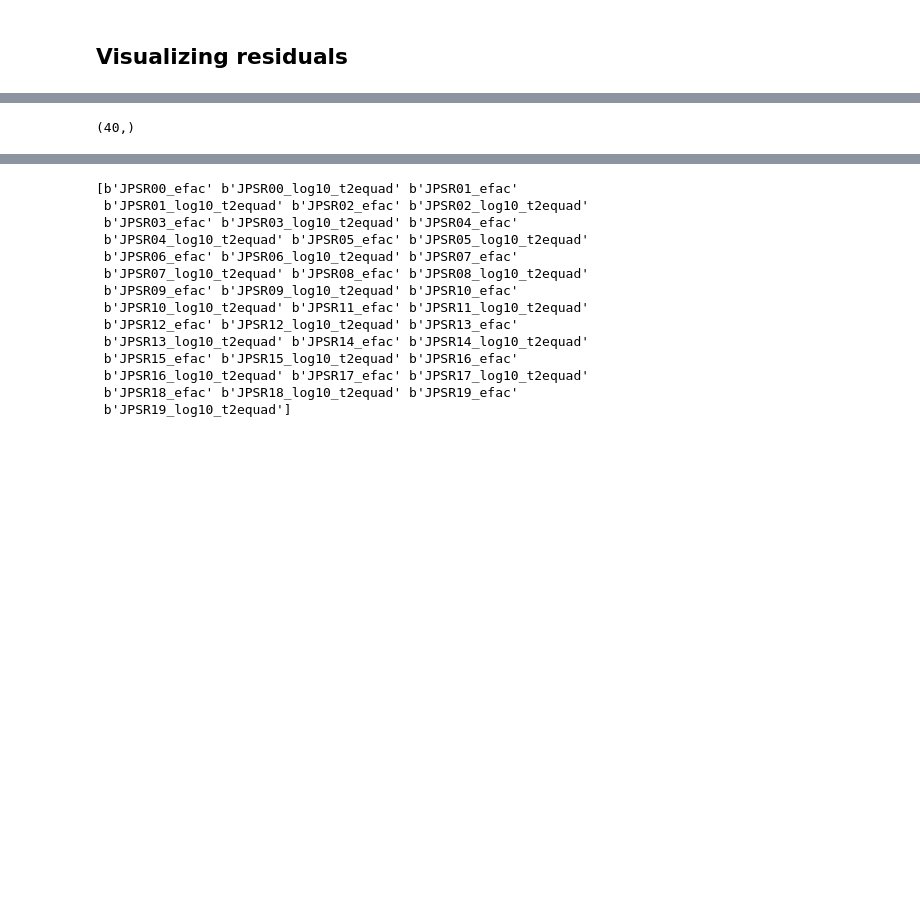
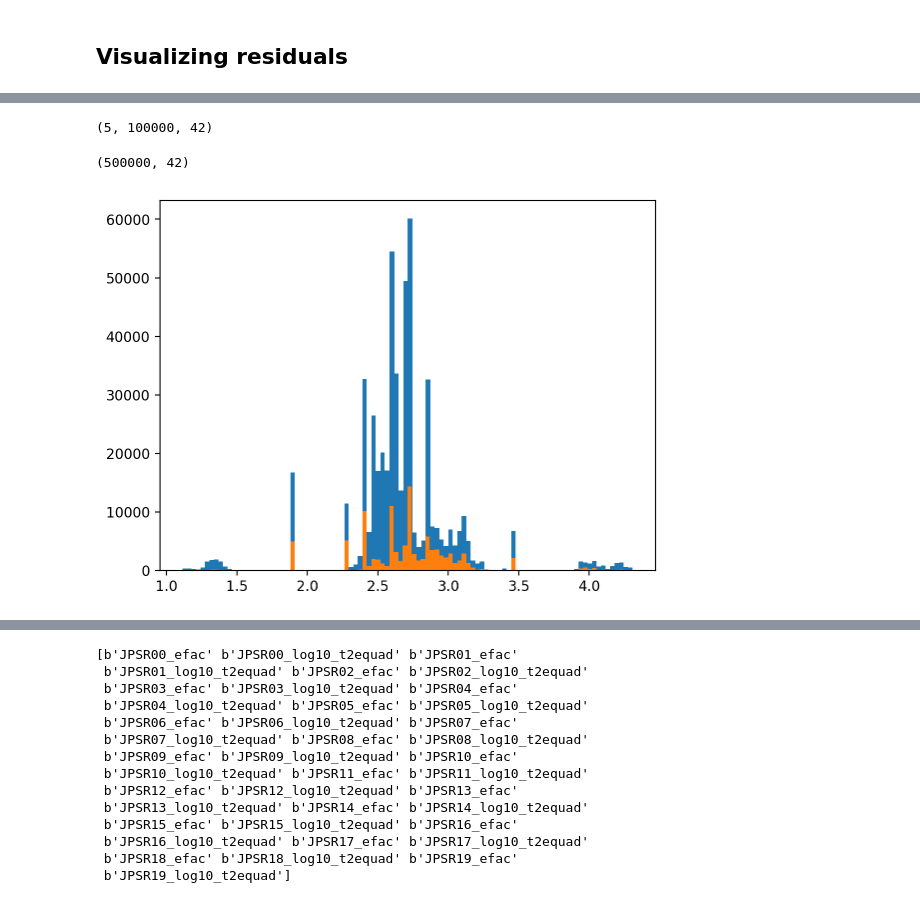
Before and after one commit to Richard-Mitchell1/test_quick_burst, a Jupyter notebook: quick_burst/docs/plot_results_Quickburst.ipynb, the cells around one changed output, grey strips where cells are left out. Cells and saved outputs as stored; diff of their text form; code cells hidden in the pictures; blank space fills up the shorter version.

```diff
--- a/quick_burst/docs/plot_results_Quickburst.ipynb
+++ b/quick_burst/docs/plot_results_Quickburst.ipynb
@@ -148,9 +145,19 @@ samples = samples_array
 # %%
-np.shape(param_names)
+np.shape(samples_array)
 # %% [output]
-(40,)
+(5, 100000, 42)
+# %%
+print(combined.shape)
+# %% [output]
+(500000, 42)
 # %%
-efacs = samples_array[0,:,15]
+combined = samples.reshape(500000,42)
+efacs = combined[:,8]
+efacs2 =samples[3,:,8]
+n, b, t = plt.hist(efacs,bins=100)
+n, b, t = plt.hist(efacs2,bins=100)
+# %% [output]
+[figure, added]
 # %%
 print(efacs)
 # %% [output]
```
Also changed, not shown: parts of 4 cells of this notebook, 2 other files.
